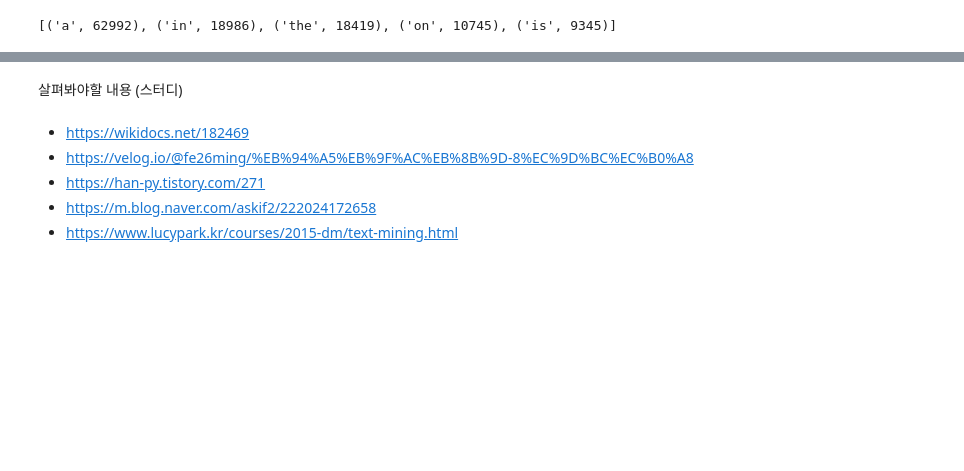
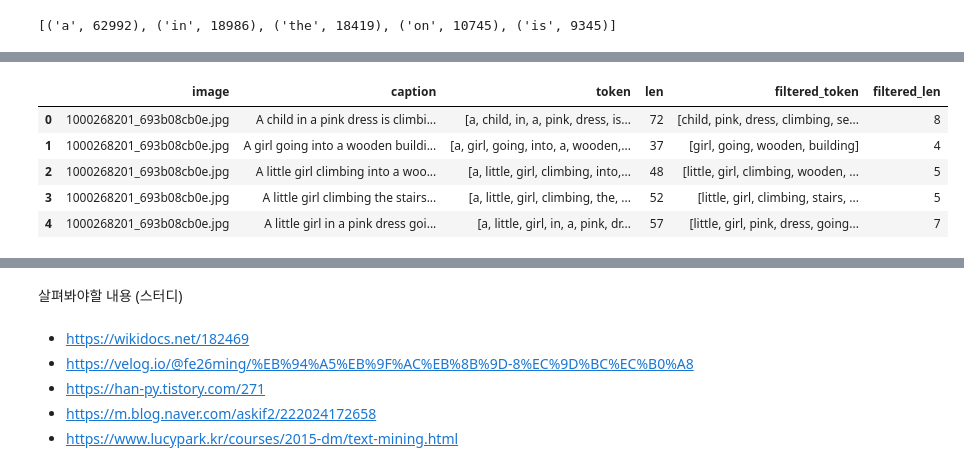
Before and after one commit to MinsooKwak/image_caption, a Jupyter notebook: image_caption_project.ipynb, the cells around one changed output, grey strips where cells are left out. Drawn from its saved outputs; the diff is of its cells as text; code cells hidden in the pictures; blank space fills up the shorter version.

```diff
--- a/image_caption_project.ipynb
+++ b/image_caption_project.ipynb
@@ -218,0 +294,9 @@ frequent[:5]
+# %%
+import nltk
+from nltk.corpus import stopwords
+
+# 불용어 다운
+nltk.download('stopwords')
+
+# 불용어 집합에 담음
+stop_words = set(stopwords.words('english'))
@@ -218,0 +349,10 @@ frequent[:5]
+# %%
+df['filtered_len']=df['filtered_token'].apply(len)
+df.head()
+# %% [output]
+|  | image | caption | token | len | filtered_token | filtered_len |
+| 0 | 1000268201_693b08cb0e.jpg | A child in a pink dress is climbi... | [a, child, in, a, pink, dress, is... | 72 | [child, pink, dress, climbing, se... | 8 |
+| 1 | 1000268201_693b08cb0e.jpg | A girl going into a wooden buildi... | [a, girl, going, into, a, wooden,... | 37 | [girl, going, wooden, building] | 4 |
+| 2 | 1000268201_693b08cb0e.jpg | A little girl climbing into a woo... | [a, little, girl, climbing, into,... | 48 | [little, girl, climbing, wooden, ... | 5 |
+| 3 | 1000268201_693b08cb0e.jpg | A little girl climbing the stairs... | [a, little, girl, climbing, the, ... | 52 | [little, girl, climbing, stairs, ... | 5 |
+| 4 | 1000268201_693b08cb0e.jpg | A little girl in a pink dress goi... | [a, little, girl, in, a, pink, dr... | 57 | [little, girl, pink, dress, going... | 7 |
```
Also changed, not shown: parts of 28 cells of this notebook.
